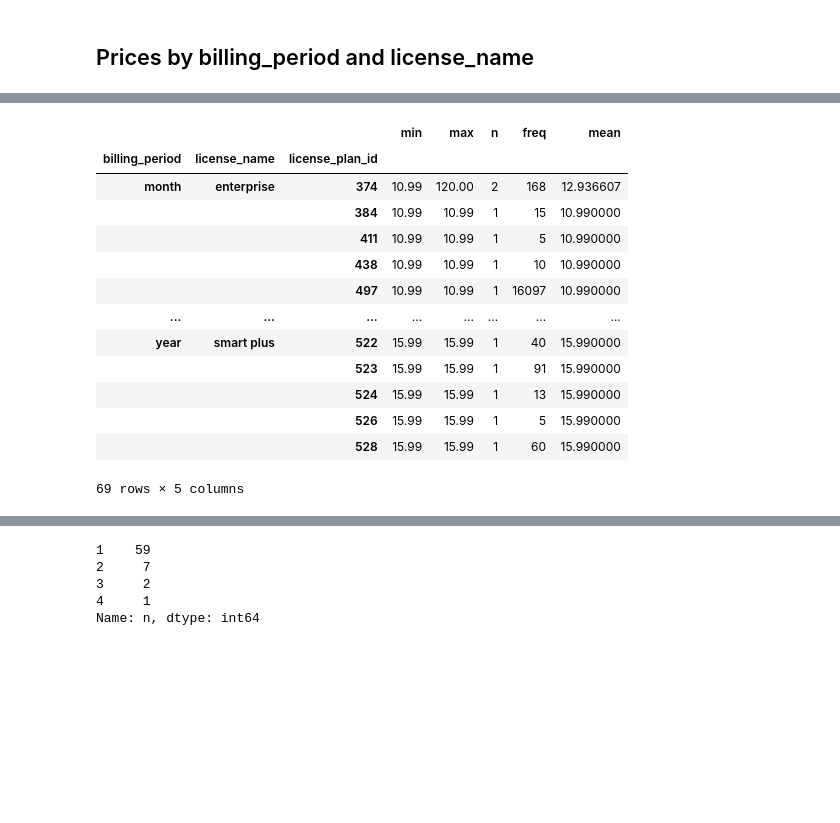
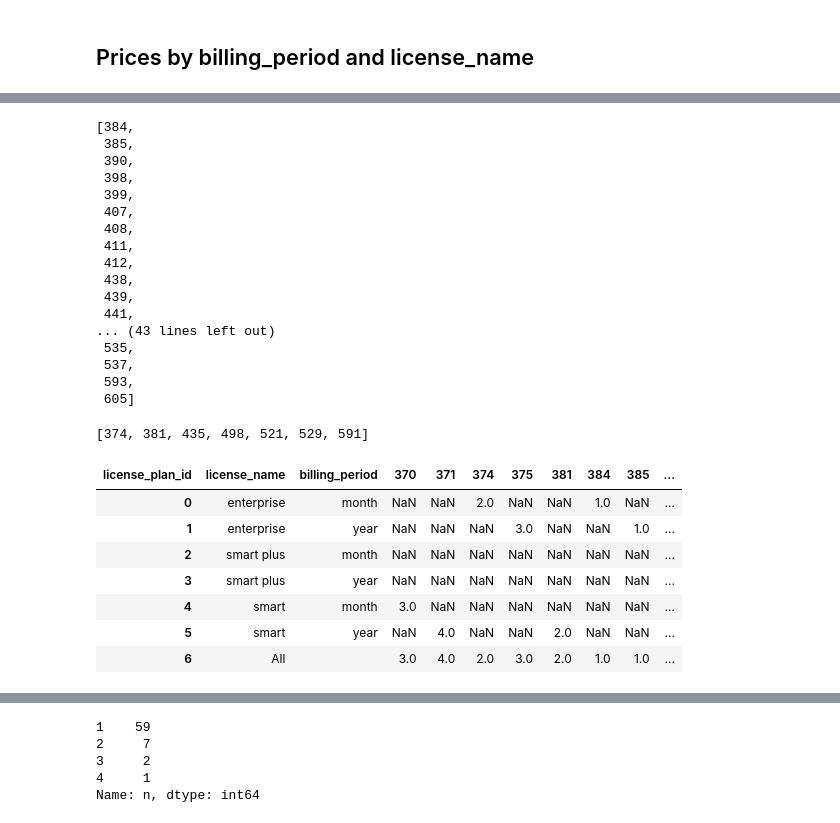
Before and after one commit to aldamepi/BI-web-subscriptions, a Jupyter notebook: testTask_data-amengual-aug22.ipynb, the cells around one changed output, grey strips where cells are left out. Drawn from its saved outputs; the diff is of its cells as text; code cells hidden in the pictures; blank space fills up the shorter version.

Commit message:
cleaned customer repeating price

```diff
--- a/testTask_data-amengual-aug22.ipynb
+++ b/testTask_data-amengual-aug22.ipynb
@@ -2792,0 +2424,30 @@ ltv
+# %%
+# Unique Price Packages' List
+uniPriceList = countPrice.pack[countPrice.n == 1].values.tolist()
+uniPriceList.sort()
+uniPriceList
+# %% [output]
+[384,
+ 385,
+ 390,
+ 398,
+ 399,
+ 407,
+ 408,
+ 411,
+ 412,
+ 438,
+ 439,
+ 441,
+... (43 lines left out)
+ 535,
+ 537,
+ 593,
+ 605]
+# %%
+# List of Packages with Linear Elastic Prices
+linPriceList = countPrice.pack[countPrice.n == 2].values.tolist()
+linPriceList.sort()
+linPriceList
+# %% [output]
+[374, 381, 435, 498, 521, 529, 591]
@@ -2793,29 +2456,25 @@ ltv
 # %%
 packages = subs[subs.billing_period != 'trial'].pivot_table(values = 'billing_plan_price',
-                                                            index = ['billing_period',
-                                                                     'license_name',
-                                                                     'license_plan_id'],
-                                                            aggfunc = ['min',
-                                                                       'max',
-                                                                       pd.Series.nunique,
-                                                                       'count',
-                                                                       'mean'])
-
-packages.columns = ['min','max', 'n','freq','mean']
-
-packages #.head(50)
+                                                            index = ['license_name',
+                                                                     'billing_period'],
+                                                            columns = 'license_plan_id',
+                                                            aggfunc = pd.Series.nunique,
+                                                            # fill_value = 0,
+                                                            margins = True,
+                                                            sort = False) #,
+                                                                       #'min',
+                                                                       #'max',
+                                                                       #'count',
+                                                                       #'mean'])
+# packages.columns = ['min','max', 'n','freq','mean']
+packages.reset_index(inplace=True)
+packages
 # %% [output]
-|  |  |  | min | max | n | freq | mean |
-| billing_period | license_name | license_plan_id |  |  |  |  |  |
-| month | enterprise | 374 | 10.99 | 120.00 | 2 | 168 | 12.936607 |
-|  |  | 384 | 10.99 | 10.99 | 1 | 15 | 10.990000 |
-|  |  | 411 | 10.99 | 10.99 | 1 | 5 | 10.990000 |
-|  |  | 438 | 10.99 | 10.99 | 1 | 10 | 10.990000 |
-|  |  | 497 | 10.99 | 10.99 | 1 | 16097 | 10.990000 |
-| ... | ... | ... | ... | ... | ... | ... | ... |
-| year | smart plus | 522 | 15.99 | 15.99 | 1 | 40 | 15.990000 |
-|  |  | 523 | 15.99 | 15.99 | 1 | 91 | 15.990000 |
-|  |  | 524 | 15.99 | 15.99 | 1 | 13 | 15.990000 |
-|  |  | 526 | 15.99 | 15.99 | 1 | 5 | 15.990000 |
-|  |  | 528 | 15.99 | 15.99 | 1 | 60 | 15.990000 |
+| license_plan_id | license_name | billing_period | 370 | 371 | 374 | 375 | 381 | 384 | 385 | ... |
+| 0 | enterprise | month | NaN | NaN | 2.0 | NaN | NaN | 1.0 | NaN | ... |
+| 1 | enterprise | year | NaN | NaN | NaN | 3.0 | NaN | NaN | 1.0 | ... |
+| 2 | smart plus | month | NaN | NaN | NaN | NaN | NaN | NaN | NaN | ... |
+| 3 | smart plus | year | NaN | NaN | NaN | NaN | NaN | NaN | NaN | ... |
+| 4 | smart | month | 3.0 | NaN | NaN | NaN | NaN | NaN | NaN | ... |
+| 5 | smart | year | NaN | 4.0 | NaN | NaN | 2.0 | NaN | NaN | ... |
+| 6 | All |  | 3.0 | 4.0 | 2.0 | 3.0 | 2.0 | 1.0 | 1.0 | ... |
-69 rows × 5 columns
```
Also changed, not shown: parts of 241 cells of this notebook.
